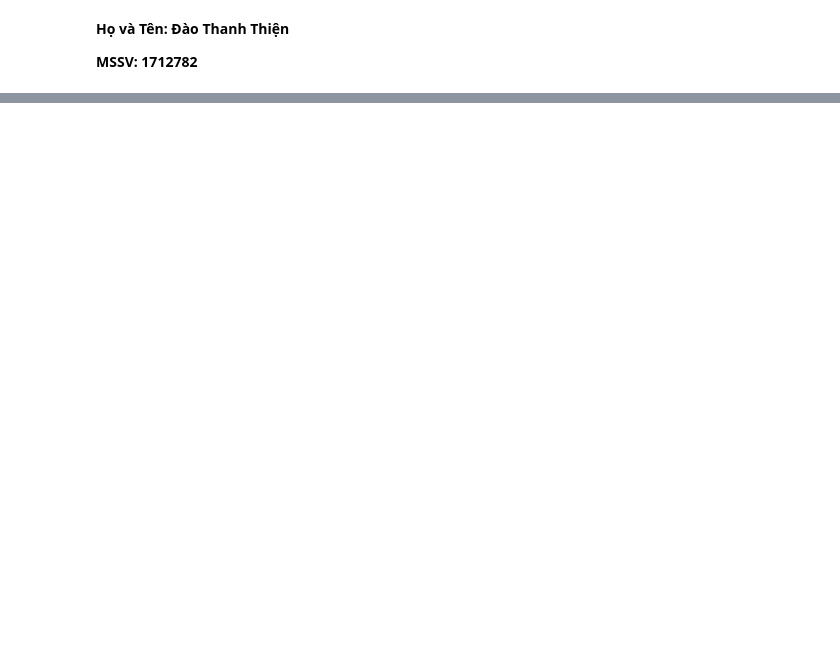
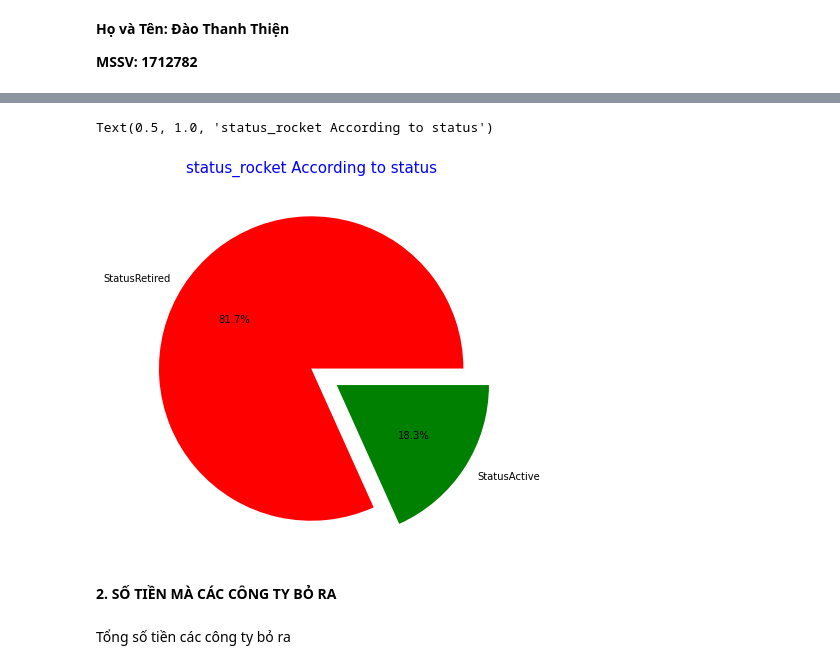
Before and after one commit to Shiro-TT/Data-Science-programing, a Jupyter notebook: 1712782-DaoThanhThien.ipynb, the cells around one changed output, grey strips where cells are left out. Cells and saved outputs as stored; diff of their text form; code cells hidden in the pictures; blank space fills up the shorter version.

```diff
--- a/1712782-DaoThanhThien.ipynb
+++ b/1712782-DaoThanhThien.ipynb
@@ -202,0 +126,17 @@ Text(0.5, 1.0, 'status_rocket According to status')
+# %%
+labels = df['Status Rocket'].value_counts().index
+colors = ['red','green']
+explode = [0,0.2]
+sizes = df['Status Rocket'].value_counts().values
+
+# visual cp
+plt.figure(0,figsize = (7,7))
+plt.pie(sizes, explode=explode, labels=labels, colors=colors, autopct='%1.1f%%')
+plt.title('status_rocket According to status',color = 'blue',fontsize = 15)
+# %% [output]
+Text(0.5, 1.0, 'status_rocket According to status')
+[figure, added]
+# %% [markdown]
+**2. SỐ TIỀN MÀ CÁC CÔNG TY BỎ RA**
+# %% [markdown]
+Tổng số tiền các công ty bỏ ra
```
Also changed, not shown: parts of 51 cells of this notebook, 2 other files.
